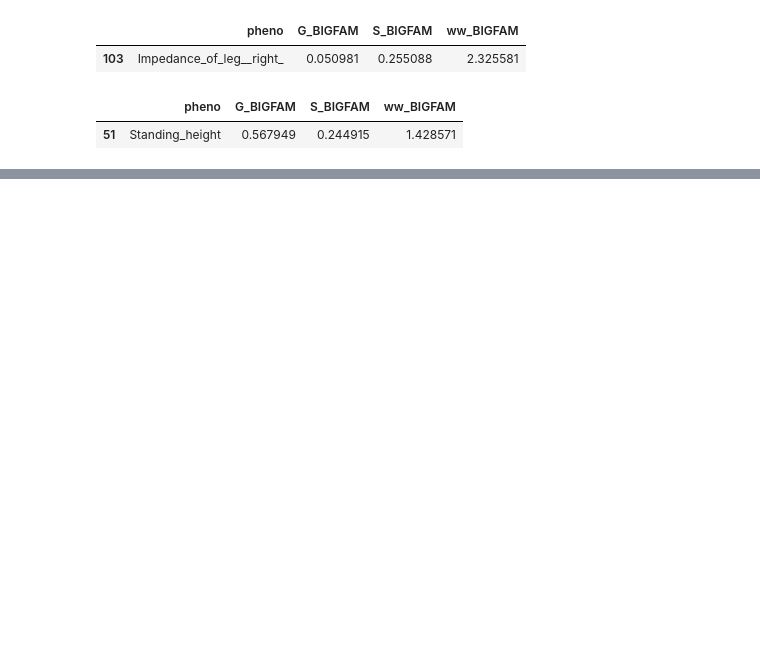
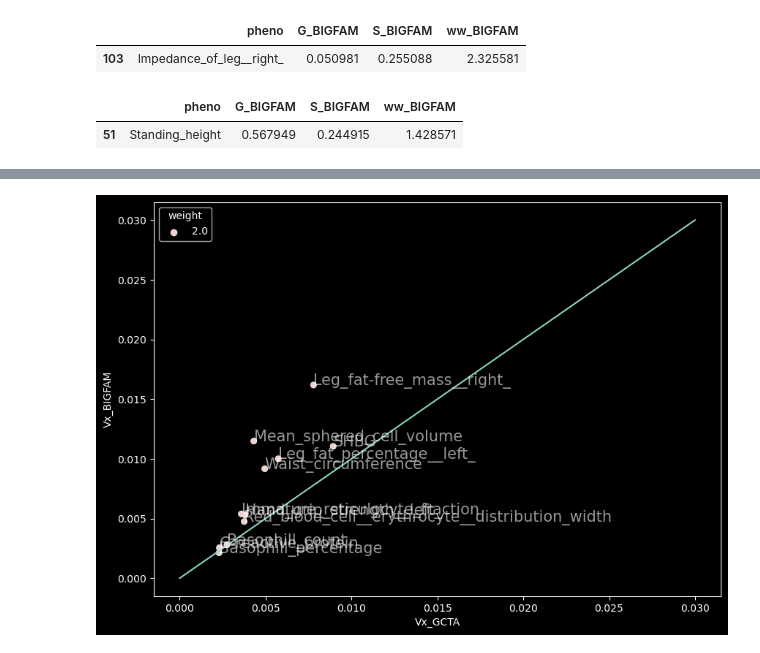
Before and after one commit to jerrylee9310/BIGFAM, a Jupyter notebook: notebook/df_for_plot.ipynb, the cells around one changed output, grey strips where cells are left out. Cells and saved outputs as stored; diff of their text form; code cells hidden in the pictures; blank space fills up the shorter version.

```diff
--- a/notebook/df_for_plot.ipynb
+++ b/notebook/df_for_plot.ipynb
@@ -284,0 +347,6 @@ tt[tt["pheno"] == "Standing_height"][["pheno", "G_BIGFAM", "S_BIGFAM", "ww_BIGFA
+# %%
+frlog_path = "/data/jerrylee/pjt/BIGFAM.v.0.1/data/UKB/po-sib/FRLogreg"
+pred_path = "/data/jerrylee/pjt/BIGFAM.v.0.1/data/UKB/po-sib/obj1"
+fns = os.listdir(pred_path)
+
+phenos = list(set([fn.split(".")[0] for fn in fns]))
@@ -284,0 +784,18 @@ tt[tt["pheno"] == "Standing_height"][["pheno", "G_BIGFAM", "S_BIGFAM", "ww_BIGFA
+# %%
+# merge BIGFAM & GCTA (UKB)
+df_mrg = pd.merge(
+    df_ukb_filtered,
+    df_gcta_filtered,
+    on="pheno"
+)
+
+df_mrg = df_mrg[~df_mrg["pheno"].isin([
+    "Platelet_crit",
+    "Platelet_count",
+    "HDL_cholesterol",
+    "White_blood_cell__leukocyte__count",
+    "Apolipoprotein_B",
+    "Mean_platelet__thrombocyte__volume"
+    ])]
+
+len(df_mrg["pheno"].unique())
@@ -284,0 +827,21 @@ tt[tt["pheno"] == "Standing_height"][["pheno", "G_BIGFAM", "S_BIGFAM", "ww_BIGFA
+# %%
+fig, ax = plt.subplots(figsize=(10, 7))
+
+for_plot = df_mrg[df_mrg["weight"] == 2] #[(df_mrg["weight"] >= 1) & (df_mrg["weight"] < 4)],
+sns.scatterplot(
+    data=for_plot,
+    x="Vx_GCTA",
+    y="Vx_BIGFAM",
+    hue="weight",
+    ax=ax
+)
+
+
+ax.plot([0, 0.03], [0, 0.03])
+
+for i, pheno in enumerate(for_plot["pheno"]):
+    x = for_plot.loc[for_plot["pheno"] == pheno, "Vx_GCTA"].values[0]
+    y = for_plot.loc[for_plot["pheno"] == pheno, "Vx_BIGFAM"].values[0]
+    ax.annotate(pheno, (x, y), fontsize=15, alpha=0.6)
+# %% [output]
+[figure, added]
```
Also changed, not shown: parts of 82 cells of this notebook, 9 other files.
